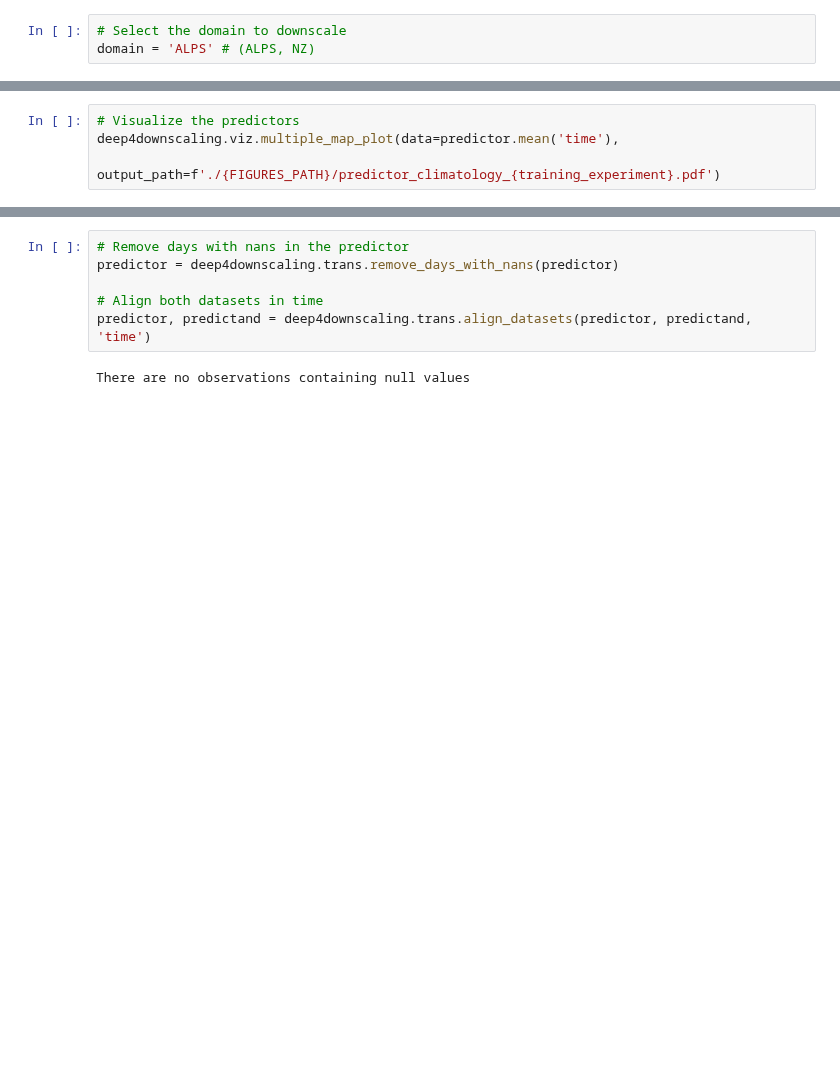
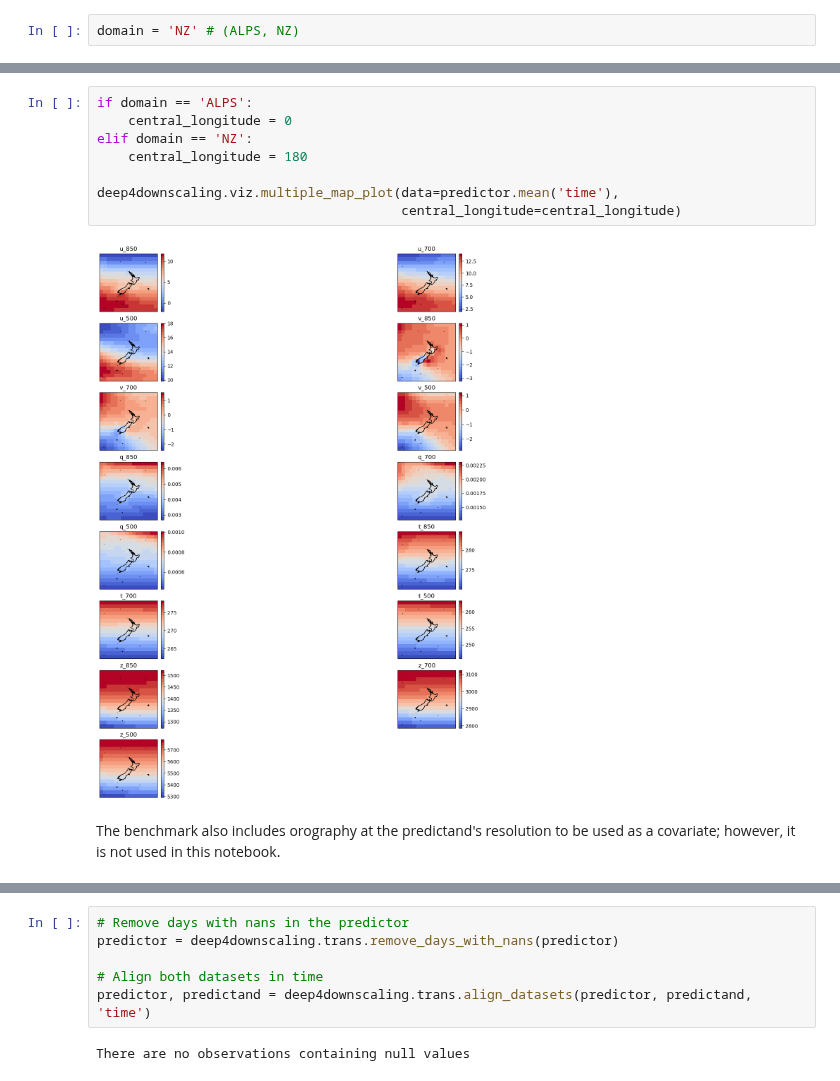
Before and after one commit to SantanderMetGroup/deep4downscaling, a Jupyter notebook: notebooks/cordexbench_downscaling_deepesd.ipynb, the cells around one changed output, grey strips where cells are left out. Saved outputs shown, nothing was run; the diff lists cells and outputs as text; blank space fills up the shorter version.

Commit message:
finished CORDEXBench notebook and added plt.show option for viz functions

```diff
--- a/notebooks/cordexbench_downscaling_deepesd.ipynb
+++ b/notebooks/cordexbench_downscaling_deepesd.ipynb
@@ -19,3 +30,2 @@ import deep4downscaling.metrics_ccs
 # %%
-# Select the domain to downscale
-domain = 'ALPS' # (ALPS, NZ)
+domain = 'NZ' # (ALPS, NZ)
@@ -97,4 +126,12 @@ Data variables: (12/15)
 # %%
-# Visualize the predictors
+if domain == 'ALPS':
+    central_longitude = 0
+elif domain == 'NZ':
+    central_longitude = 180
+
 deep4downscaling.viz.multiple_map_plot(data=predictor.mean('time'),
-                                       output_path=f'./{FIGURES_PATH}/predictor_climatology_{training_experiment}.pdf')
+                                       central_longitude=central_longitude)
+# %% [output]
+[figure, added]
+# %% [markdown]
+The benchmark also includes orography at the predictand's resolution to be used as a covariate; however, it is not used in this notebook.
```
Also changed, not shown: parts of 60 cells of this notebook, 1 other file.
